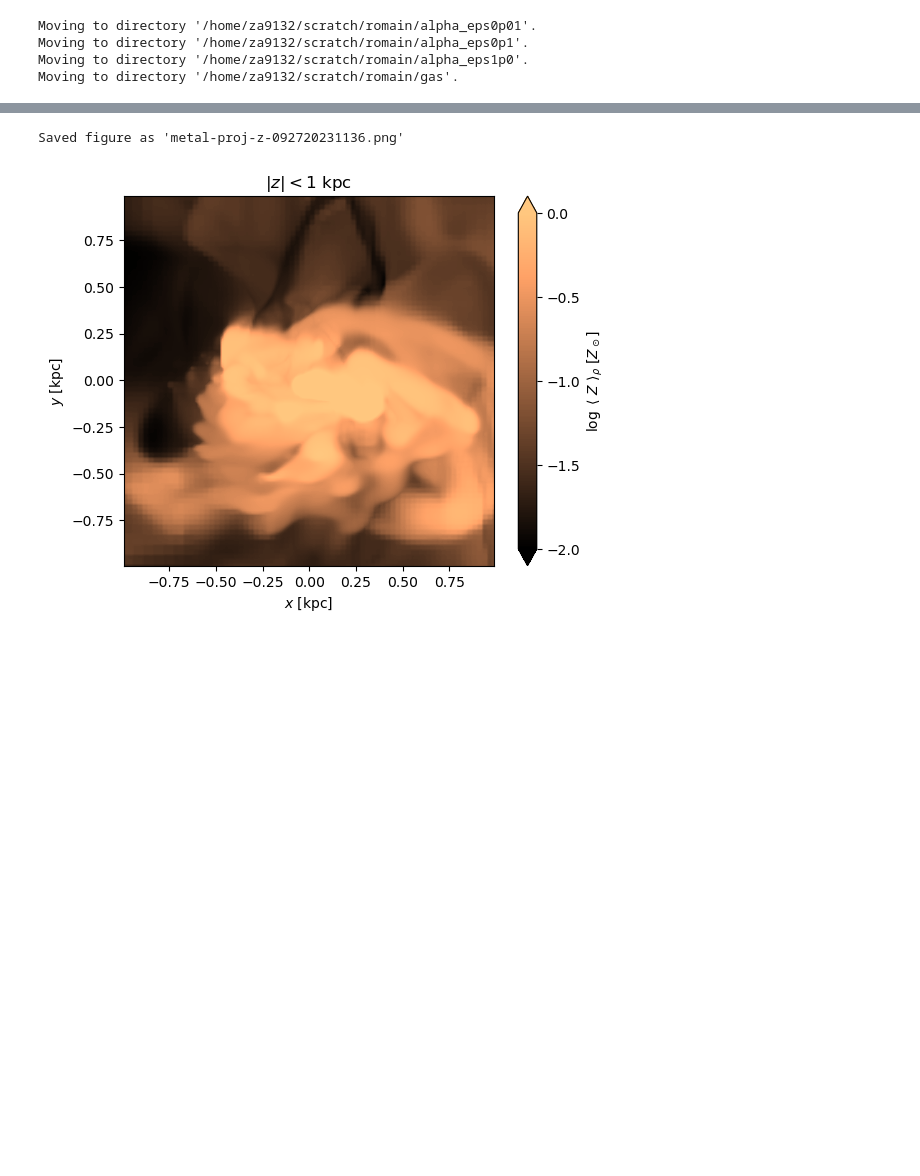
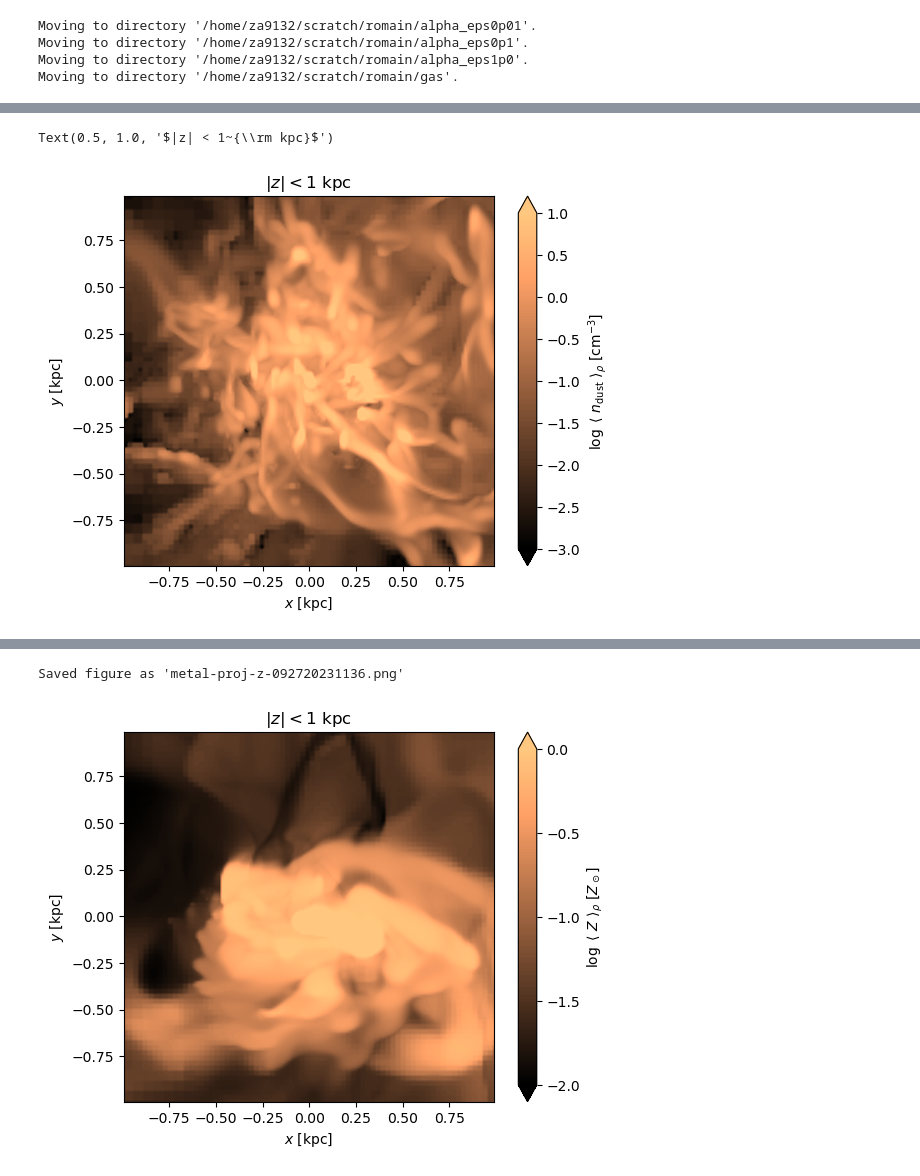
Before and after one commit to zandalman/RAMSES-analysis, a Jupyter notebook: analysis.ipynb, the cells around one changed output, grey strips where cells are left out. Saved outputs shown, nothing was run; the diff lists cells and outputs as text; code cells hidden in the pictures; blank space fills up the shorter version.

```diff
--- a/analysis.ipynb
+++ b/analysis.ipynb
@@ -29,0 +70,12 @@ sim = sim_eps1p0
+# %%
+slice = Z
+slice_label = ["x", "y", "z"][slice]
+
+sim.plot_slice(n_dust, (1e-3, 1e1), avg=True, slice=slice, weight=sim.density, project=True, do_log=True, cmap='copper', cbar_label=r'$\log~\langle~n_{\rm dust}~\rangle_\rho$ [${\rm cm^{-3}}$]', cbar_tick_increment=0.5)
+
+plt.title(r'$|%s| < 1~{\rm kpc}$' % slice_label)
+
+# sim.save_fig("SFR-proj-%s" % slice_label)
+# %% [output]
+Text(0.5, 1.0, '$|z| < 1~{\\rm kpc}$')
+[figure, added]
```
Also changed, not shown: parts of 24 cells of this notebook, 1 other file.
